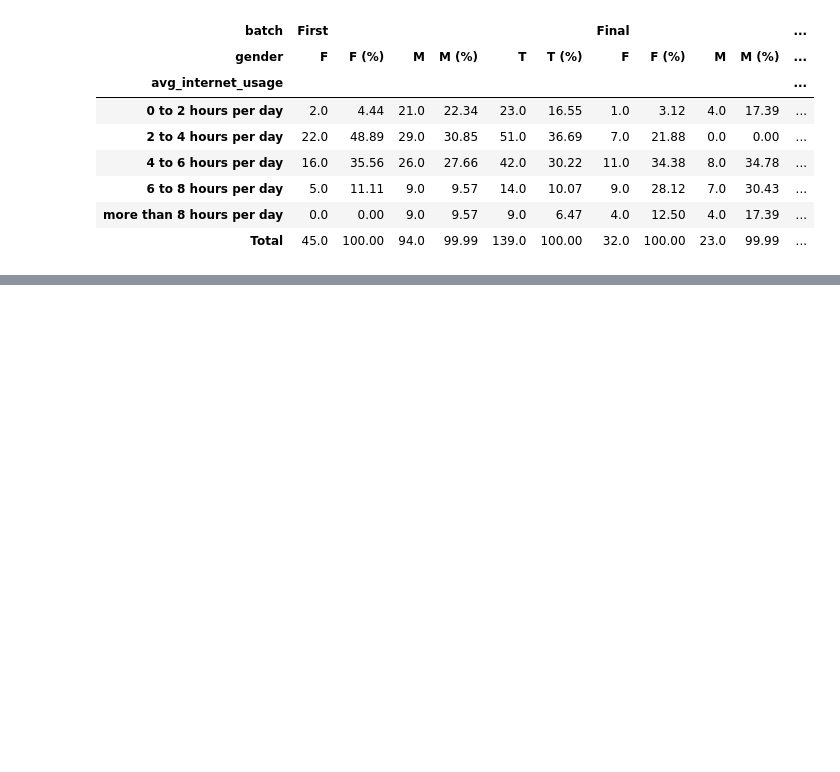
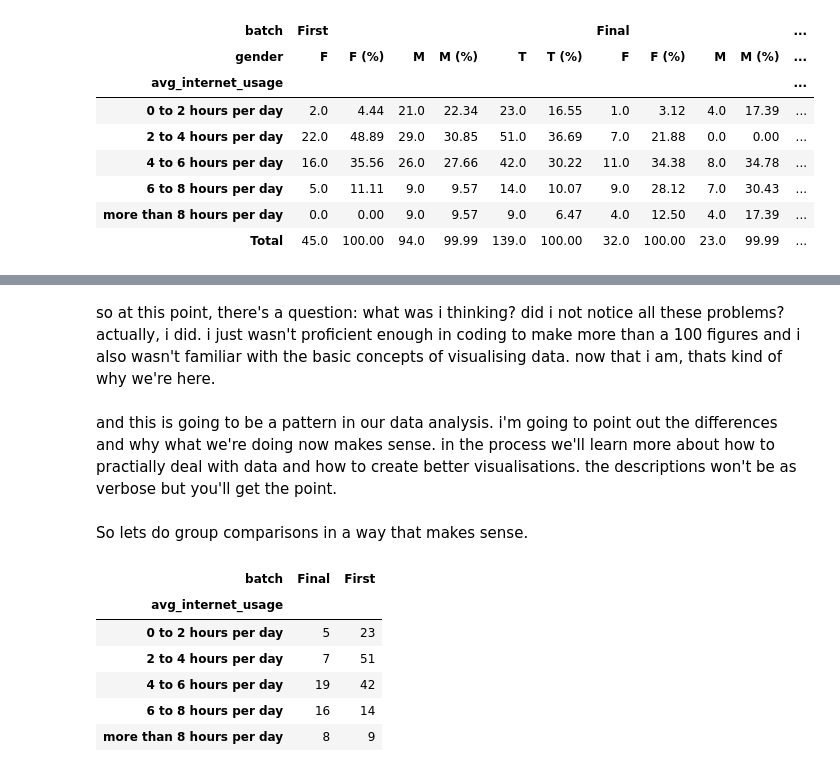
Before and after one commit to akankshazc/sts_iad, a Jupyter notebook: 2_basics.ipynb, the cells around one changed output, grey strips where cells are left out. Drawn from its saved outputs; the diff is of its cells as text; code cells hidden in the pictures; blank space fills up the shorter version.

Commit message:
Add analysis for average daily usage with total and comparison plots

```diff
--- a/2_basics.ipynb
+++ b/2_basics.ipynb
@@ -68,11 +132,3 @@ avg_internet_usage
 0 to 2 hours per day         28
 more than 8 hours per day    17
 Name: count, dtype: int64
-# %%
-gender_dict = {'Male': 'M', 'Female': 'F'}
-batch_dict = {'2020/ First year': 'First', '2017/ Final year': 'Final'}
-
-df['gender'] = df['gender'].replace(gender_dict)
-df['batch'] = df['batch'].replace(batch_dict)
-
-df.head()
@@ -187,0 +340,17 @@ r2_table
+# %% [markdown]
+so at this point, there's a question: what was i thinking? did i not notice all these problems? actually, i did. i just wasn't proficient enough in coding to make more than a 100 figures and i also wasn't familiar with the basic concepts of visualising data. now that i am, thats kind of why we're here.
+# %% [markdown]
+and this is going to be a pattern in our data analysis. i'm going to point out the differences and why what we're doing now makes sense. in the process we'll learn more about how to practially deal with data and how to create better visualisations. the descriptions won't be as verbose but you'll get the point.
+# %% [markdown]
+So lets do group comparisons in a way that makes sense.
+# %%
+usage_group = df.groupby(['avg_internet_usage', 'batch']).size().unstack()
+usage_group
+# %% [output]
+| batch | Final | First |
+| avg_internet_usage |  |  |
+| 0 to 2 hours per day | 5 | 23 |
+| 2 to 4 hours per day | 7 | 51 |
+| 4 to 6 hours per day | 19 | 42 |
+| 6 to 8 hours per day | 16 | 14 |
+| more than 8 hours per day | 8 | 9 |
```
Also changed, not shown: parts of 64 cells of this notebook.
